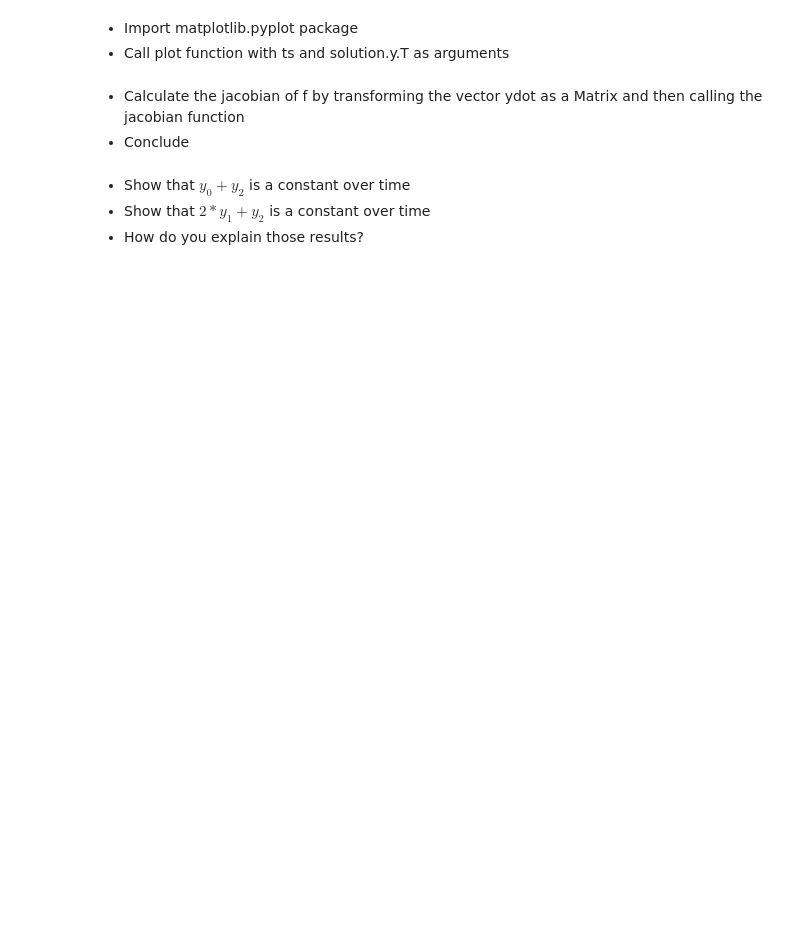
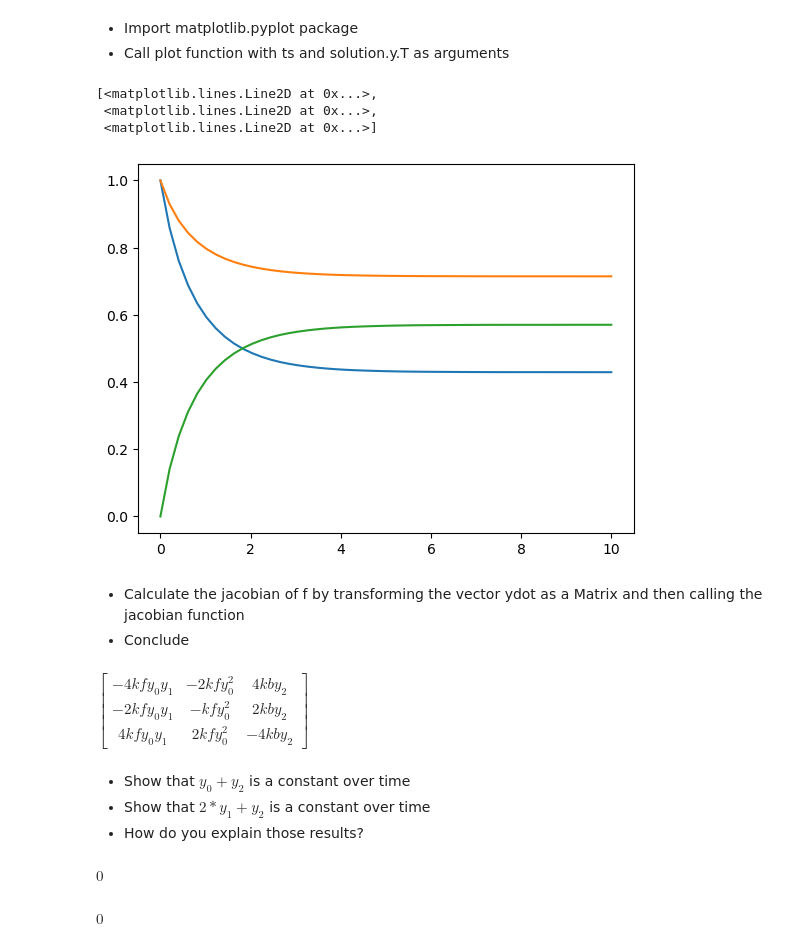
Before and after one commit to fabiolameffofaha-lab/ESILV-NextGenAI-TD, a Jupyter notebook: 1-sympy/exercises/lecture-SymPy-3_exo.ipynb, the cells around one changed output. Drawn from its saved outputs; the diff is of its cells as text; code cells hidden in the pictures; blank space fills up the shorter version.

```diff
--- a/1-sympy/exercises/lecture-SymPy-3_exo.ipynb
+++ b/1-sympy/exercises/lecture-SymPy-3_exo.ipynb
@@ -195,9 +489,19 @@ The objective of this exercise is to provide SciPy function solve_ivp with a fun
 # %% [markdown]
 * Declare the f variable depending on the input variables (t,y,kf,kb) and the expression ydot (as its implementation)
+# %%
+f = sym.lambdify((t, y, kf, kb), ydot)
 # %% [markdown]
 * Declare an array ks of constants set to 0.47 and 0.17
 * Declare the initial concentration y0 set to 1, 1 and 0
+# %%
+ks = [0.42, 0.17]
+y0 = [1,1,0]
 # %% [markdown]
 * Declare an array ts of discretized time using numpy function linspace between 0 and 10 for 50 points
+# %%
+ts = np.linspace(0,10,50)
 # %% [markdown]
 * Invoke the scipy.integrate.solve_ivp by providing as input the f function, the interval (0,10) of integration, the initial concentrations y0, the time array ts (hint: t_eval=ts) and the constants ks ((hint: args=ks)). Set the solution variable with the returned value.
+# %%
+solution = sp.integrate.solve_ivp(f, (0, 10), y0, t_eval=ts, args=ks)
+solution.y
@@ -204,10 +526,31 @@ The objective of this exercise is to provide SciPy function solve_ivp with a fun
 # %% [markdown]
 * Import matplotlib.pyplot package
 * Call plot function with ts and solution.y.T as arguments
+# %%
+plt.plot(ts, solution.y.T)
+# %% [output]
+[<matplotlib.lines.Line2D at 0x...>,
+ <matplotlib.lines.Line2D at 0x...>,
+ <matplotlib.lines.Line2D at 0x...>]
+[figure, added]
 # %% [markdown]
 * Calculate the jacobian of f by transforming the vector ydot as a Matrix and then calling the jacobian function
 * Conclude
+# %%
+sym.Matrix(ydot).jacobian(y)
+# %% [output]
+$\displaystyle \left[\begin{matrix}- 4 kf y_{0} y_{1} & - 2 kf y_{0}^{2} & 4 kb y_{2}\\- 2 kf y_{0} y_{1} & - kf y_{0}^{2} & 2 kb y_{2}\\4 kf y_{0} y_{1} & 2 kf y_{0}^{2} & - 4 kb y_{2}\end{matrix}\right]$
 # %% [markdown]
 * Show that $y_0 + y_2$ is a constant over time
 * Show that $2 * y_1 + y_2$ is a constant over time
 * How do you explain those results?
+# %%
+invar1 = ydot[0] +  ydot[2]
+invar1
+# %% [output]
+$\displaystyle 0$
+# %%
+invar2 = 2 * ydot[1] +  ydot[2]
+invar2
+# %% [output]
+$\displaystyle 0$
```
Also changed, not shown: parts of 48 cells of this notebook.
